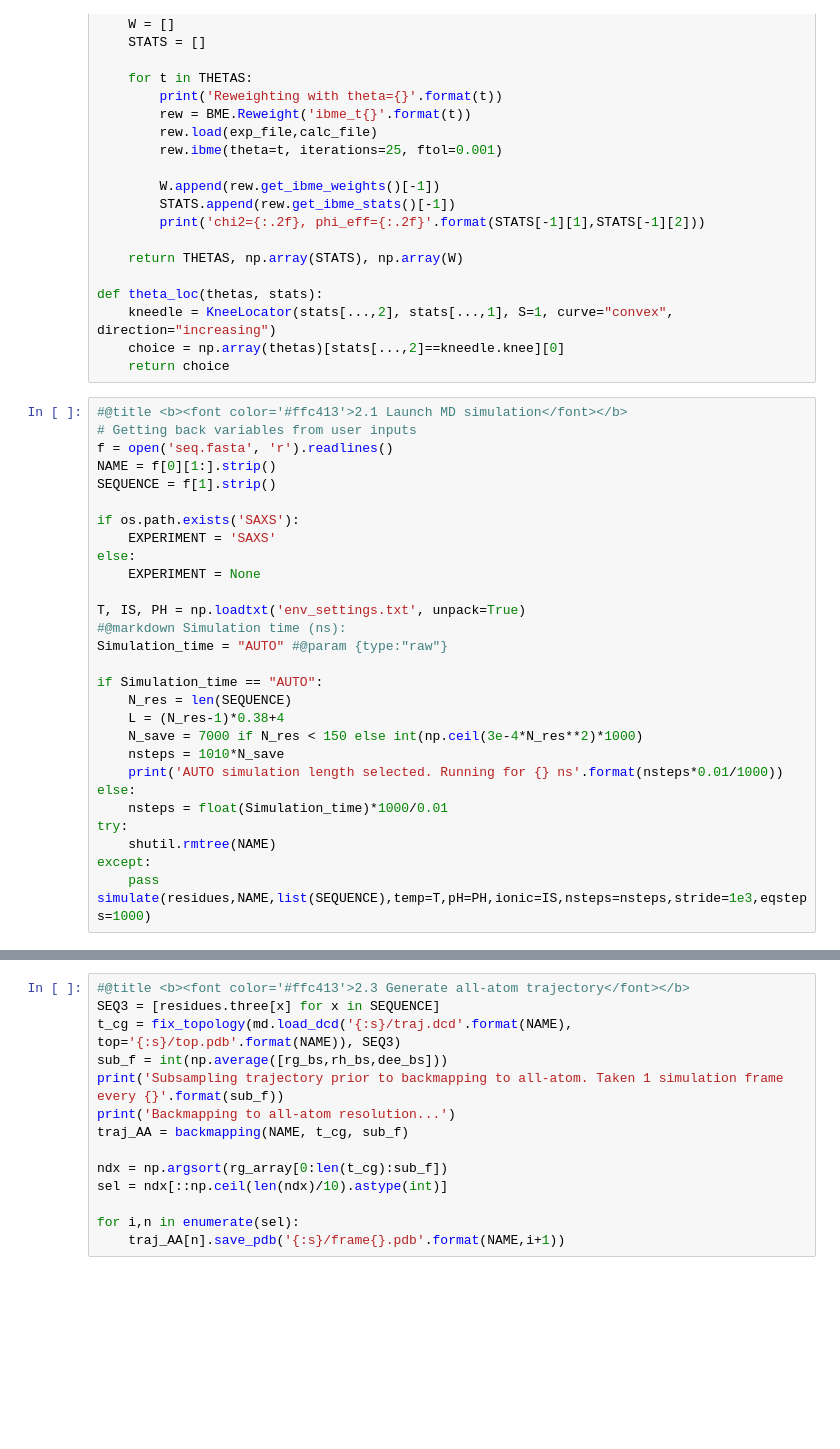
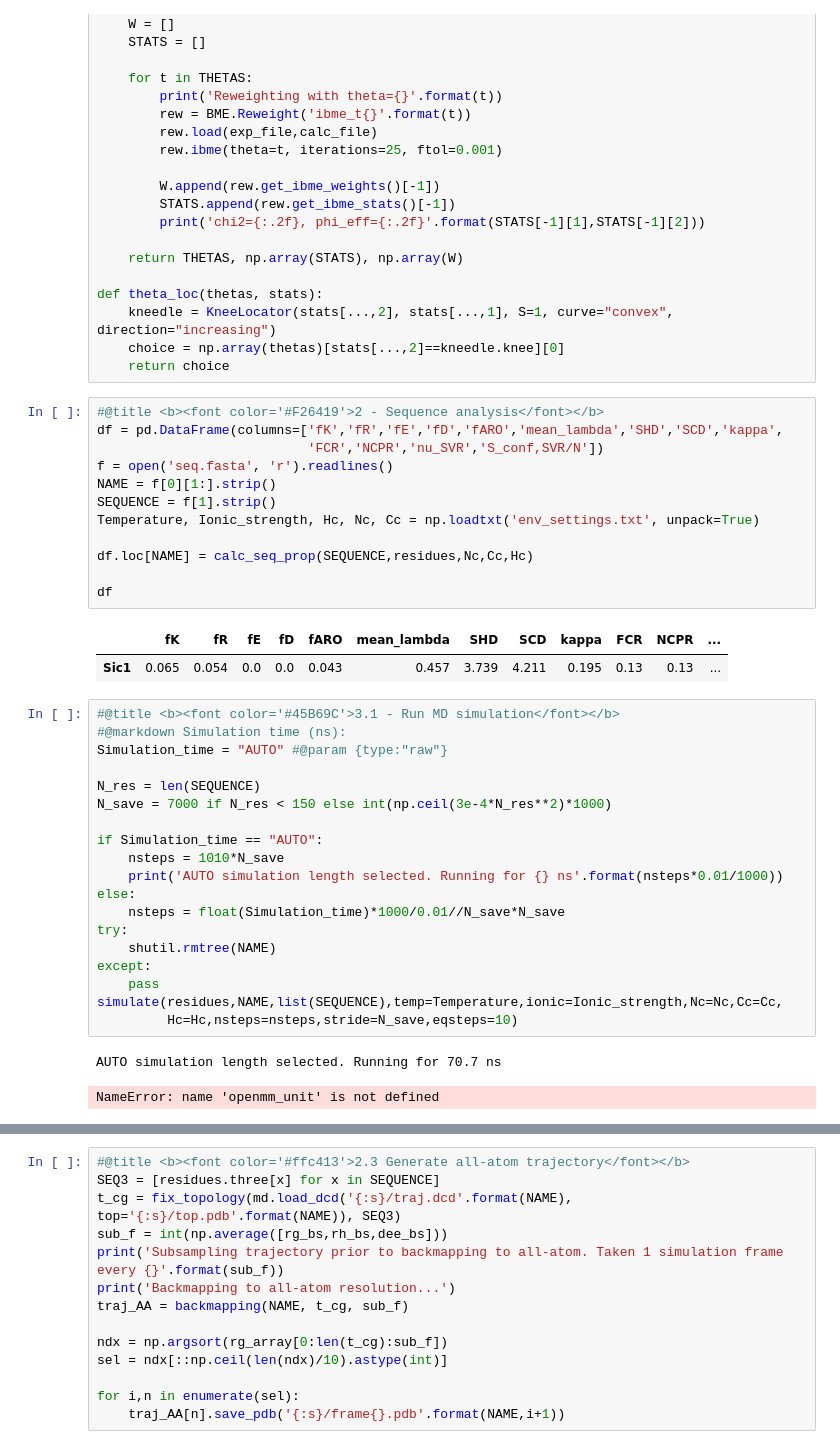
Before and after one commit to gitesei/EnsembleLab, a Jupyter notebook: EnsembleLab.ipynb, the cells around one changed output, grey strips where cells are left out. Cells and saved outputs as stored; diff of their text form; blank space fills up the shorter version.

```diff
--- a/EnsembleLab.ipynb
+++ b/EnsembleLab.ipynb
@@ -412,32 +552,40 @@ def theta_loc(thetas, stats):
     kneedle = KneeLocator(stats[...,2], stats[...,1], S=1, curve="convex", direction="increasing")
     choice = np.array(thetas)[stats[...,2]==kneedle.knee][0]
     return choice
+# %%
+#@title <b><font color='#F26419'>2 - Sequence analysis</font></b>
+df = pd.DataFrame(columns=['fK','fR','fE','fD','fARO','mean_lambda','SHD','SCD','kappa',
+                           'FCR','NCPR','nu_SVR','S_conf,SVR/N'])
+f = open('seq.fasta', 'r').readlines()
+NAME = f[0][1:].strip()
+SEQUENCE = f[1].strip()
+Temperature, Ionic_strength, Hc, Nc, Cc = np.loadtxt('env_settings.txt', unpack=True)
+
+df.loc[NAME] = calc_seq_prop(SEQUENCE,residues,Nc,Cc,Hc)
+
+df
+# %% [output]
+|  | fK | fR | fE | fD | fARO | mean_lambda | SHD | SCD | kappa | FCR | NCPR | ... |
+| Sic1 | 0.065 | 0.054 | 0.0 | 0.0 | 0.043 | 0.457 | 3.739 | 4.211 | 0.195 | 0.13 | 0.13 | ... |
 # %%
-#@title <b><font color='#ffc413'>2.1 Launch MD simulation</font></b>
-# Getting back variables from user inputs
-f = open('seq.fasta', 'r').readlines()
-NAME = f[0][1:].strip()
-SEQUENCE = f[1].strip()
-
-if os.path.exists('SAXS'):
-    EXPERIMENT = 'SAXS'
-else:
-    EXPERIMENT = None
-
-T, IS, PH = np.loadtxt('env_settings.txt', unpack=True)
+#@title <b><font color='#45B69C'>3.1 - Run MD simulation</font></b>
 #@markdown Simulation time (ns):
 Simulation_time = "AUTO" #@param {type:"raw"}
 
+N_res = len(SEQUENCE)
+N_save = 7000 if N_res < 150 else int(np.ceil(3e-4*N_res**2)*1000)
+
 if Simulation_time == "AUTO":
-    N_res = len(SEQUENCE)
-    L = (N_res-1)*0.38+4
-    N_save = 7000 if N_res < 150 else int(np.ceil(3e-4*N_res**2)*1000)
     nsteps = 1010*N_save
     print('AUTO simulation length selected. Running for {} ns'.format(nsteps*0.01/1000))
 else:
-    nsteps = float(Simulation_time)*1000/0.01
+    nsteps = float(Simulation_time)*1000/0.01//N_save*N_save
 try:
     shutil.rmtree(NAME)
 except:
     pass
-simulate(residues,NAME,list(SEQUENCE),temp=T,pH=PH,ionic=IS,nsteps=nsteps,stride=1e3,eqsteps=1000)
+simulate(residues,NAME,list(SEQUENCE),temp=Temperature,ionic=Ionic_strength,Nc=Nc,Cc=Cc,
+         Hc=Hc,nsteps=nsteps,stride=N_save,eqsteps=10)
+# %% [output]
+AUTO simulation length selected. Running for 70.7 ns
+NameError: name 'openmm_unit' is not defined
```
Also changed, not shown: parts of 19 cells of this notebook.
